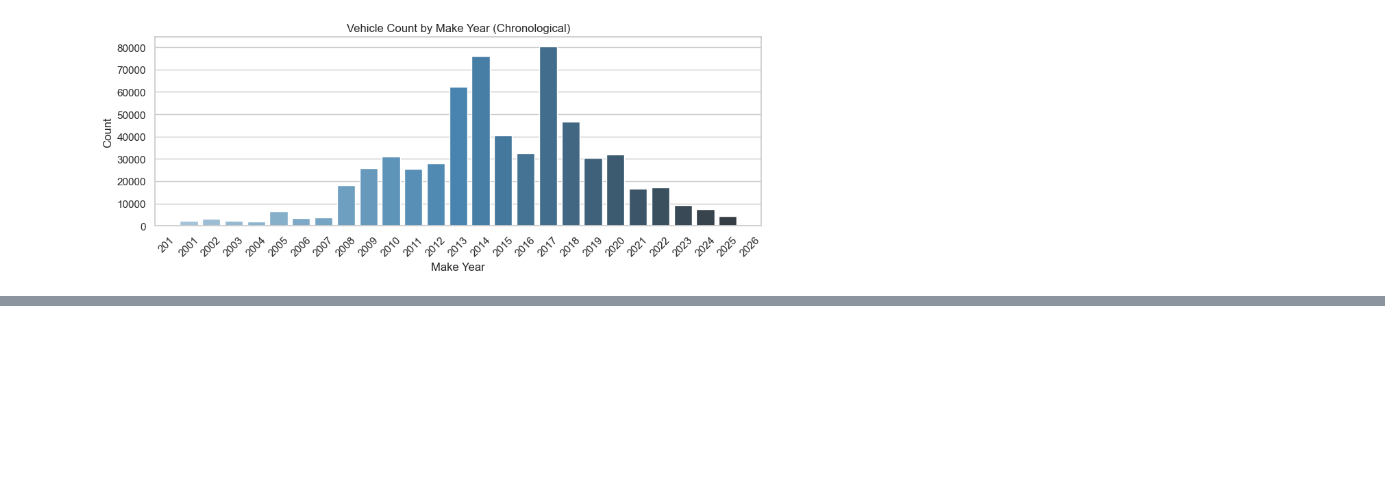
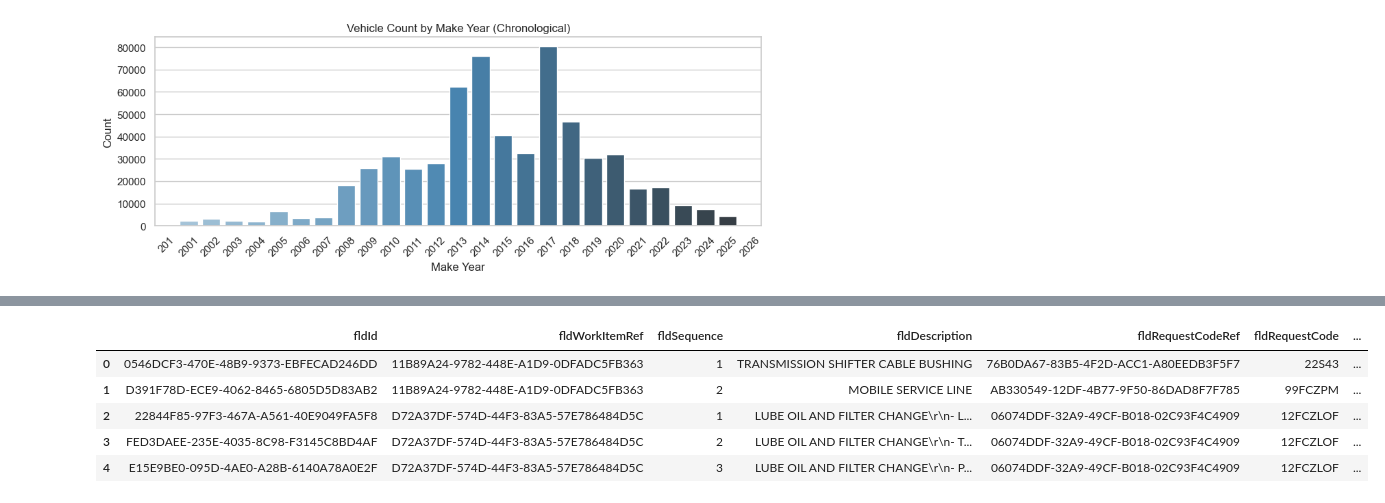
Before and after one commit to MeliPax/SPG, a Jupyter notebook: research/maximus_part_recomendation.ipynb, the cells around one changed output, grey strips where cells are left out. Saved outputs shown, nothing was run; the diff lists cells and outputs as text; code cells hidden in the pictures; blank space fills up the shorter version.

```diff
--- a/research/maximus_part_recomendation.ipynb
+++ b/research/maximus_part_recomendation.ipynb
@@ -2905,0 +2877,9 @@ Site-168: 22
+# %%
+request_tbl_130.head()
+# %% [output]
+|  | fldId | fldWorkItemRef | fldSequence | fldDescription | fldRequestCodeRef | fldRequestCode | ... |
+| 0 | 0546DCF3-470E-48B9-9373-EBFECAD246DD | 11B89A24-9782-448E-A1D9-0DFADC5FB363 | 1 | TRANSMISSION SHIFTER CABLE BUSHING | 76B0DA67-83B5-4F2D-ACC1-A80EEDB3F5F7 | 22S43 | ... |
+| 1 | D391F78D-ECE9-4062-8465-6805D5D83AB2 | 11B89A24-9782-448E-A1D9-0DFADC5FB363 | 2 | MOBILE SERVICE LINE | AB330549-12DF-4B77-9F50-86DAD8F7F785 | 99FCZPM | ... |
+| 2 | 22844F85-97F3-467A-A561-40E9049FA5F8 | D72A37DF-574D-44F3-83A5-57E786484D5C | 1 | LUBE OIL AND FILTER CHANGE\r\n- L... | 06074DDF-32A9-49CF-B018-02C93F4C4909 | 12FCZLOF | ... |
+| 3 | FED3DAEE-235E-4035-8C98-F3145C8BD4AF | D72A37DF-574D-44F3-83A5-57E786484D5C | 2 | LUBE OIL AND FILTER CHANGE\r\n- T... | 06074DDF-32A9-49CF-B018-02C93F4C4909 | 12FCZLOF | ... |
+| 4 | E15E9BE0-095D-4AE0-A28B-6140A78A0E2F | D72A37DF-574D-44F3-83A5-57E786484D5C | 3 | LUBE OIL AND FILTER CHANGE\r\n- P... | 06074DDF-32A9-49CF-B018-02C93F4C4909 | 12FCZLOF | ... |
```
Also changed, not shown: parts of 26 cells of this notebook, 19 other files.
